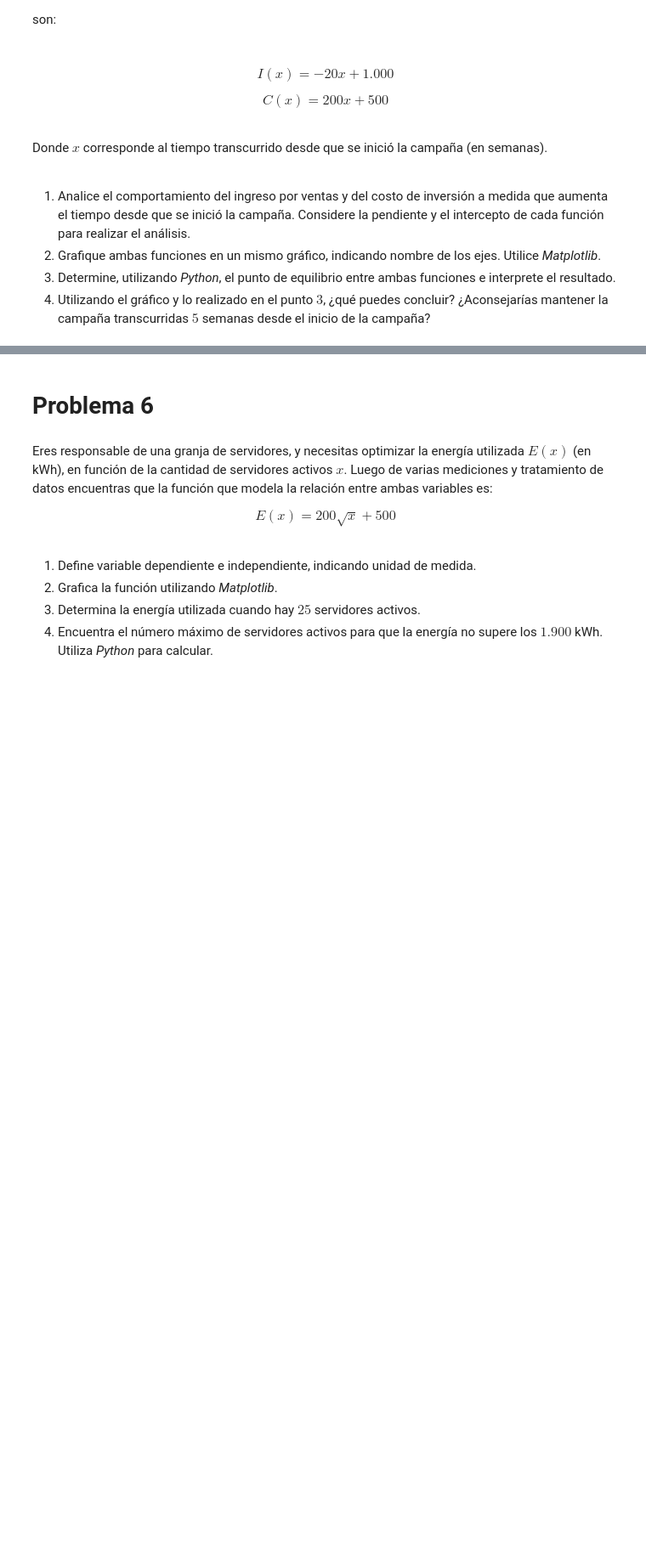
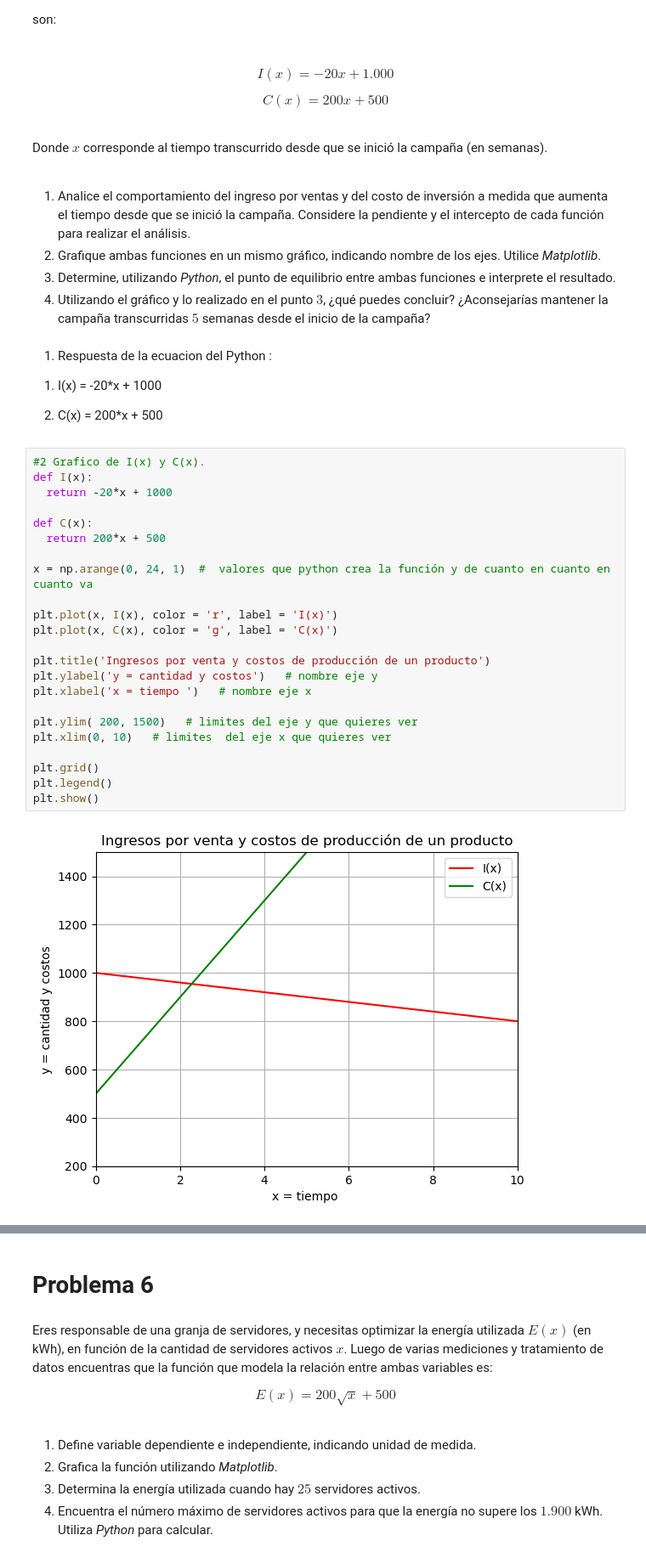
Before and after one commit to AleLagosP/Matematica-Aplicada-con-Python, a Jupyter notebook: Clase 3/G3_Aplicaciones_de_funciones.ipynb, the cells around one changed output, grey strips where cells are left out. Shown at 85% size. Saved outputs shown, nothing was run; the diff lists cells and outputs as text; blank space fills up the shorter version.

```diff
--- a/Clase 3/G3_Aplicaciones_de_funciones.ipynb
+++ b/Clase 3/G3_Aplicaciones_de_funciones.ipynb
@@ -278,3 +291,34 @@ Donde $x$ corresponde al tiempo transcurrido desde que se inició la campaña (e
 de los ejes. Utilice *Matplotlib*.
 3. Determine, utilizando *Python*, el punto de equilibrio entre ambas funciones e interprete el resultado.
 4. Utilizando el gráfico y lo realizado en el punto $3$, ¿qué puedes concluir? ¿Aconsejarías mantener la campaña transcurridas $5$ semanas desde el inicio de la campaña?
+# %% [markdown]
+1) Respuesta de la ecuacion del Python :
+
+1.  I(x) = -20*x + 1000
+
+2.  C(x) = 200*x + 500
+# %%
+#2 Grafico de I(x) y C(x).
+def I(x):
+  return -20*x + 1000
+
+def C(x):
+  return 200*x + 500
+
+x = np.arange(0, 24, 1)  #  valores que python crea la función y de cuanto en cuanto en cuanto va
+
+plt.plot(x, I(x), color = 'r', label = 'I(x)')
+plt.plot(x, C(x), color = 'g', label = 'C(x)')
+
+plt.title('Ingresos por venta y costos de producción de un producto')
+plt.ylabel('y = cantidad y costos')   # nombre eje y
+plt.xlabel('x = tiempo ')   # nombre eje x
+
+plt.ylim( 200, 1500)   # limites del eje y que quieres ver
+plt.xlim(0, 10)   # limites  del eje x que quieres ver
+
+plt.grid()
+plt.legend()
+plt.show()
+# %% [output]
+[figure, added]
```
Also changed, not shown: parts of 4 cells of this notebook.
